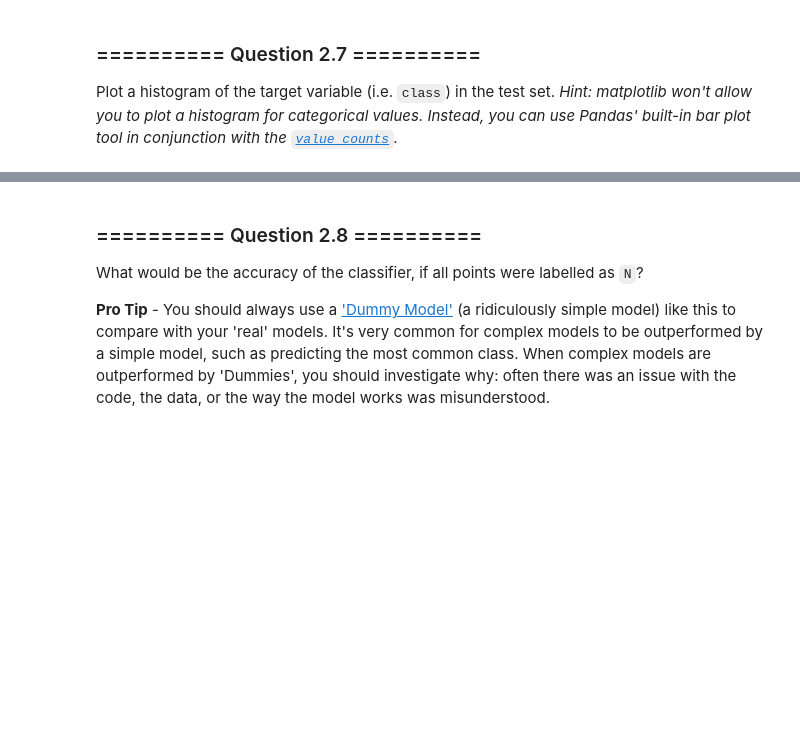
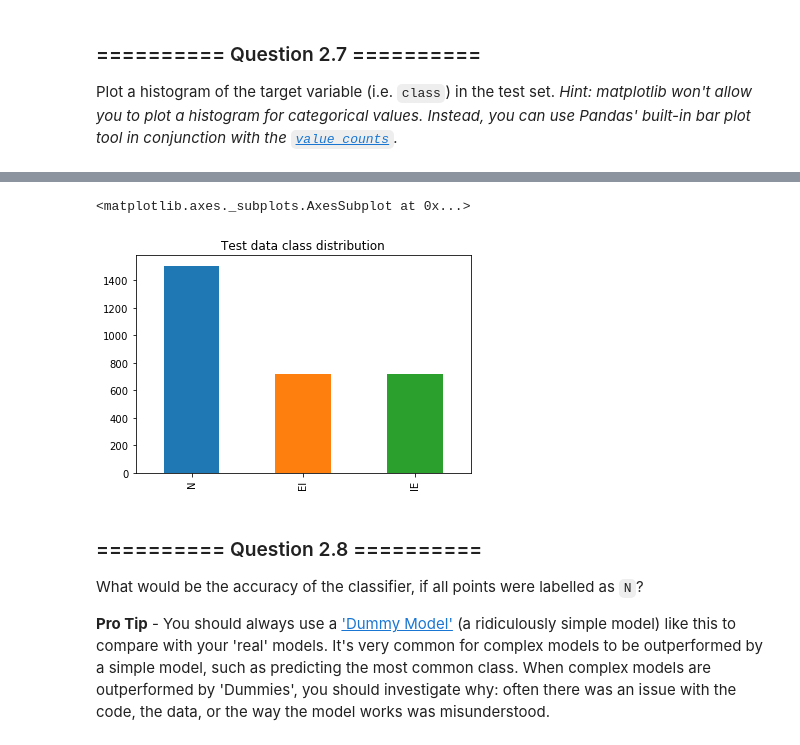
Before and after one commit to ZornitsaAsanska/iaml-labs, a Jupyter notebook: Labs/03 - Classification and Evaluation.ipynb, the cells around one changed output, grey strips where cells are left out. Drawn from its saved outputs; the diff is of its cells as text; code cells hidden in the pictures; blank space fills up the shorter version.

```diff
--- a/Labs/03 - Classification and Evaluation.ipynb
+++ b/Labs/03 - Classification and Evaluation.ipynb
@@ -194,0 +186,6 @@ Load the `splice_train.csv` and `splice_test.csv` into two separate dataframes.
+# %%
+# Load Splice Train Here
+data_path = os.path.join(os.getcwd(), 'datasets', 'splice_train.csv')
+splice_train = pd.read_csv(data_path, delimiter = ',')
+
+pd.unique(splice_train[splice_train.columns].values.ravel('K'))
@@ -226,3 +289,8 @@ Plot a histogram of the target variable (i.e. `class`) in the test set. *Hint: m
+# %%
+splice_train['class'].value_counts().plot.bar(title="Test data class distribution")
+# %% [output]
+<matplotlib.axes._subplots.AxesSubplot at 0x...>
+[figure, added]
 # %% [markdown]
 ### ========== Question 2.8 ==========
 What would be the accuracy of the classifier, if all points were labelled as `N`?
```
Also changed, not shown: parts of 40 cells of this notebook.
